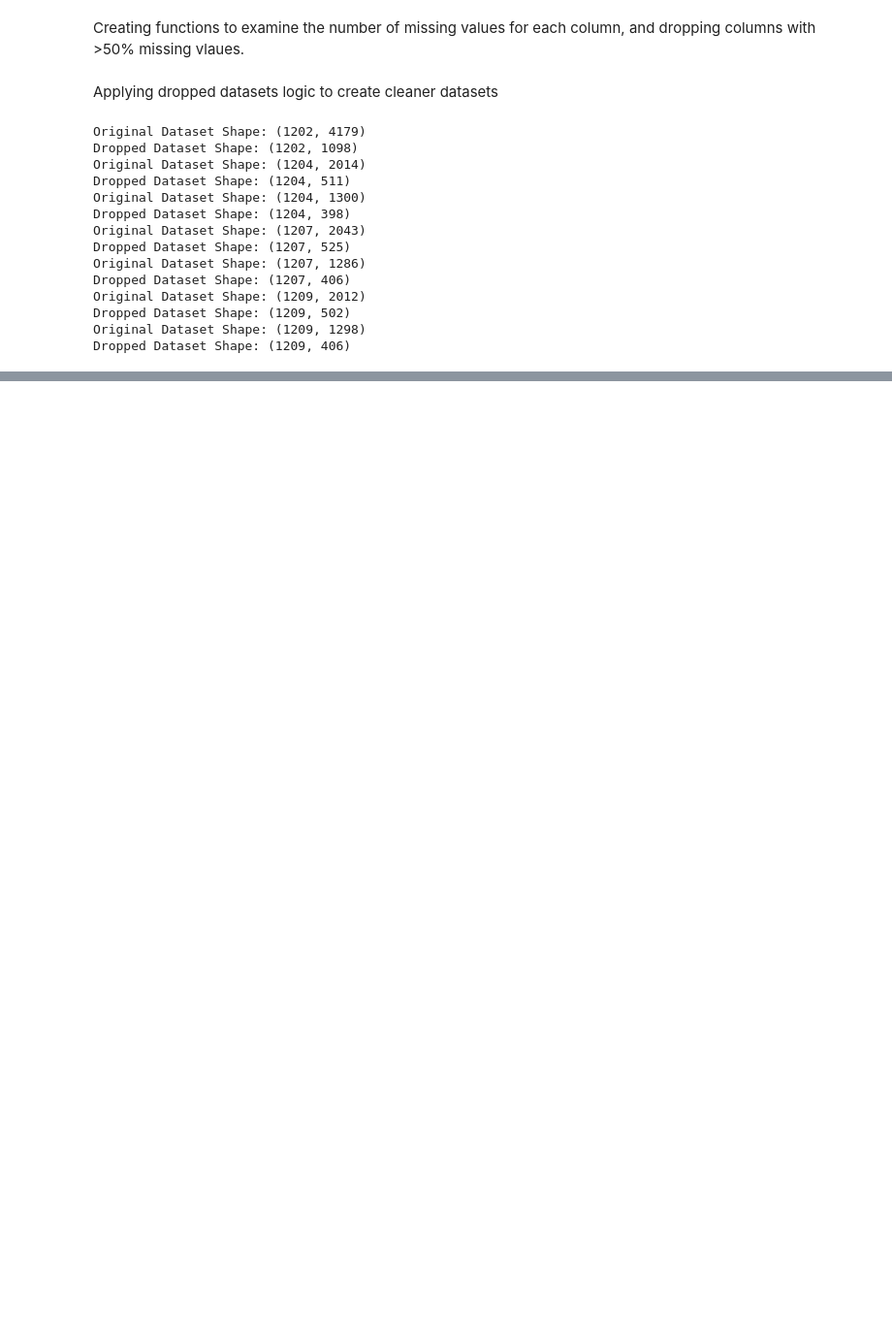
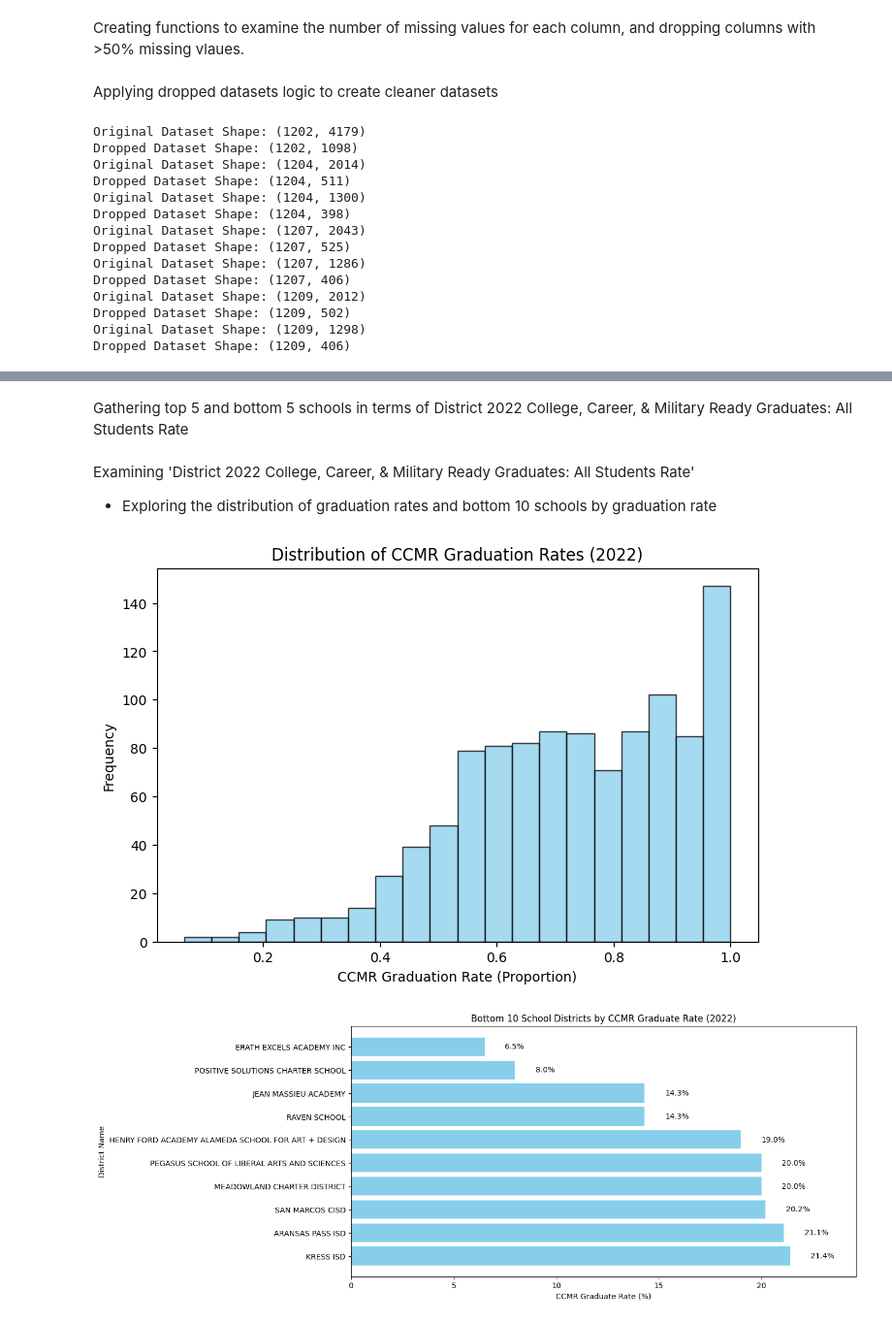
Before and after one commit to RiceD2KLab/HERC_Sp25, a Jupyter notebook: 2_Data_Exploration/DISTPERF1_EDA.ipynb, the cells around one changed output, grey strips where cells are left out. Shown at 97% size. Saved outputs shown, nothing was run; the diff lists cells and outputs as text; code cells hidden in the pictures; blank space fills up the shorter version.

```diff
--- a/2_Data_Exploration/DISTPERF1_EDA.ipynb
+++ b/2_Data_Exploration/DISTPERF1_EDA.ipynb
@@ -196,0 +137,53 @@ Index(['DISTRICT_id',
+# %% [markdown]
+Gathering top 5 and bottom 5 schools in terms of  District 2022 College, Career, & Military Ready Graduates: All Students Rate
+# %% [markdown]
+Examining 'District 2022 College, Career, & Military Ready Graduates: All Students Rate'
+* Exploring the distribution of graduation rates and bottom 10 schools by graduation rate
+# %%
+#Gathering all student rates
+all_students_2022 = distperf1_2023['District 2022 College, Career, & Military Ready Graduates: All Students Rate'] / 100
+all_students_2021 = distperf1_2023['District 2021 College, Career, & Military Ready Graduates: All Students Rate'] / 100
+
+#### Creating a histogram of rates
+# Creating the histogram
+plt.figure(figsize=(8, 5))
+plt.hist(all_students_2022, bins=20, color='skyblue', edgecolor='black', alpha=0.75)
+
+# Titles and labels
+plt.xlabel('CCMR Graduation Rate (Proportion)')
+plt.ylabel('Frequency')
+plt.title('Distribution of CCMR Graduation Rates (2022)')
+
+# Show the grid for better readability
+plt.grid(axis='y', linestyle='None', alpha=0.7)
+
+# Display the histogram
+plt.show()
+
+
+
+
+### Finding the bottom 10 school districts by CCMR Graduate: All Student Rate
+bottom_10_schools = distperf1_2023.nsmallest(10,
+                                         'District 2022 College, Career, & Military Ready Graduates: All Students Rate')[['DISTNAME',
+                                                                                                                           'District 2022 College, Career, & Military Ready Graduates: All Students Rate']]
+# Creating the bar plot
+plt.figure(figsize=(12, 6))
+bars = plt.barh(bottom_10_schools['DISTNAME'], bottom_10_schools['District 2022 College, Career, & Military Ready Graduates: All Students Rate'], color='skyblue')
+# Adjust x-axis limit to prevent text from falling off
+plt.xlim(0, max(bottom_10_schools['District 2022 College, Career, & Military Ready Graduates: All Students Rate']) * 1.15)  # Add 15% padding to the right
+# Adding labels to each bar
+for bar, rate in zip(bars, bottom_10_schools['District 2022 College, Career, & Military Ready Graduates: All Students Rate']):
+    plt.text(bar.get_width() + 1, bar.get_y() + bar.get_height()/2, f'{rate:.1f}%', va='center')
+
+# Titles and labels
+plt.xlabel('CCMR Graduate Rate (%)')
+plt.ylabel('District Name')
+plt.title('Bottom 10 School Districts by CCMR Graduate Rate (2022)')
+plt.gca().invert_yaxis()  # Invert y-axis to show lowest rates at the top
+
+# Show plot
+plt.show()
+# %% [output]
+[figure, added]
+[figure, added]
```
Also changed, not shown: parts of 8 cells of this notebook.
